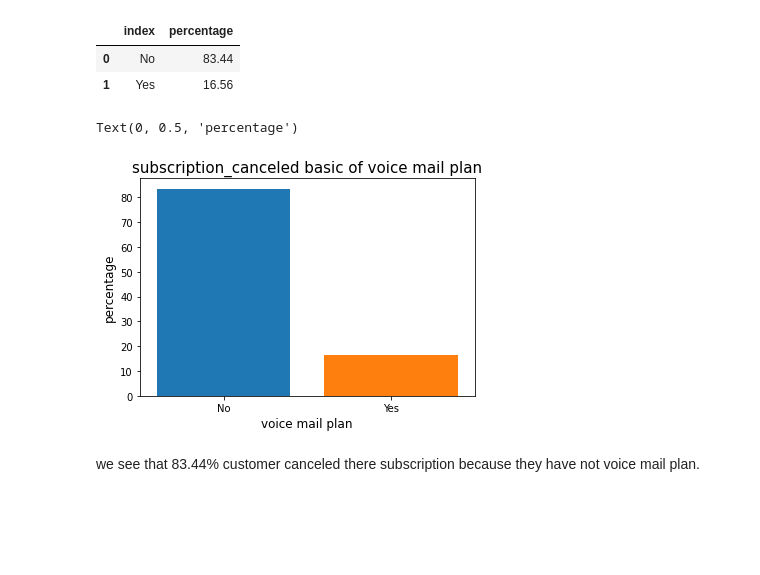
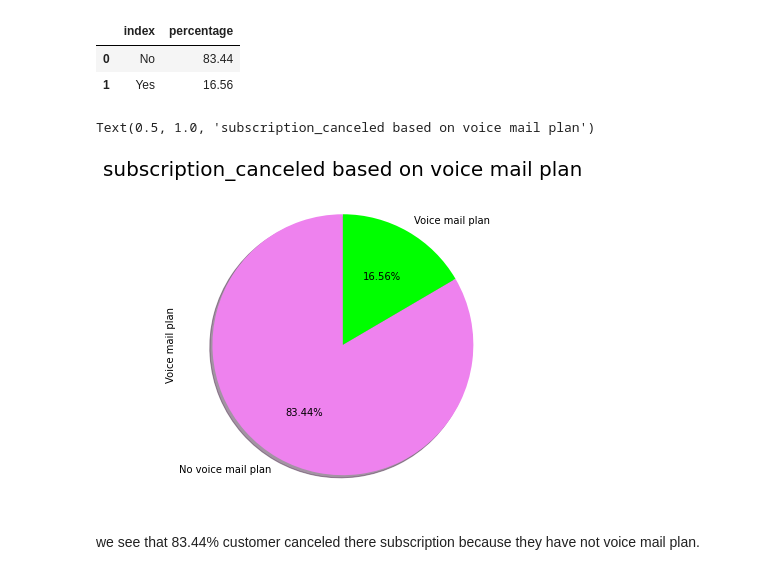
Before and after one commit to Roy-Subhankar/Telecom-Churn-Analysis, a Jupyter notebook: Subhankar_Roy_Capstone_Project.ipynb, the cells around one changed output. Saved outputs shown, nothing was run; the diff lists cells and outputs as text; code cells hidden in the pictures; blank space fills up the shorter version.

```diff
--- a/Subhankar_Roy_Capstone_Project.ipynb
+++ b/Subhankar_Roy_Capstone_Project.ipynb
@@ -227,15 +285,13 @@ Churn_percentage_3
 |  | index | percentage |
 | 0 | No | 83.44 |
 | 1 | Yes | 16.56 |
-# %%
-#see it graphically
-sns.barplot(x='index',y='percentage',data=Churn_percentage_3,saturation=1)
-plt.title('subscription_canceled basic of voice mail plan',fontsize=15)
-plt.xlabel('voice mail plan',fontsize=12)
-plt.ylabel('percentage',fontsize=12)
-# %% [output]
-Text(0, 0.5, 'percentage')
-[figure, removed]
+# %%
+#see it graphically
+subscription_canceled['Voice mail plan'].value_counts().plot(kind='pie', figsize=(15,6),autopct="%1.2f%%",startangle=90,shadow='true',colors=['violet' ,'lime'], labels=['No voice mail plan','Voice mail plan'])
+plt.title('subscription_canceled based on voice mail plan',fontsize=20)
+# %% [output]
+Text(0.5, 1.0, 'subscription_canceled based on voice mail plan')
+[figure, added]
 # %% [markdown]
 we see that 83.44% customer canceled there subscription because they have not voice mail plan.
 # %% [markdown]
```
Also changed, not shown: parts of 18 cells of this notebook.
